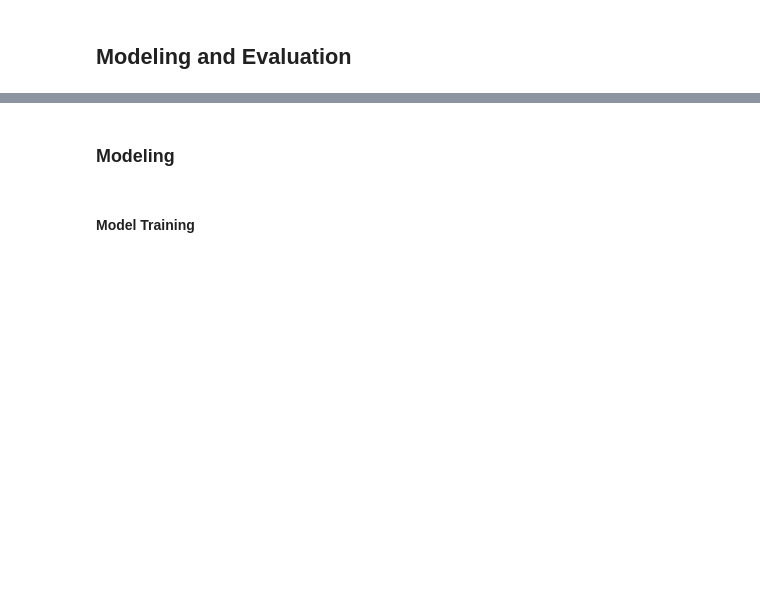
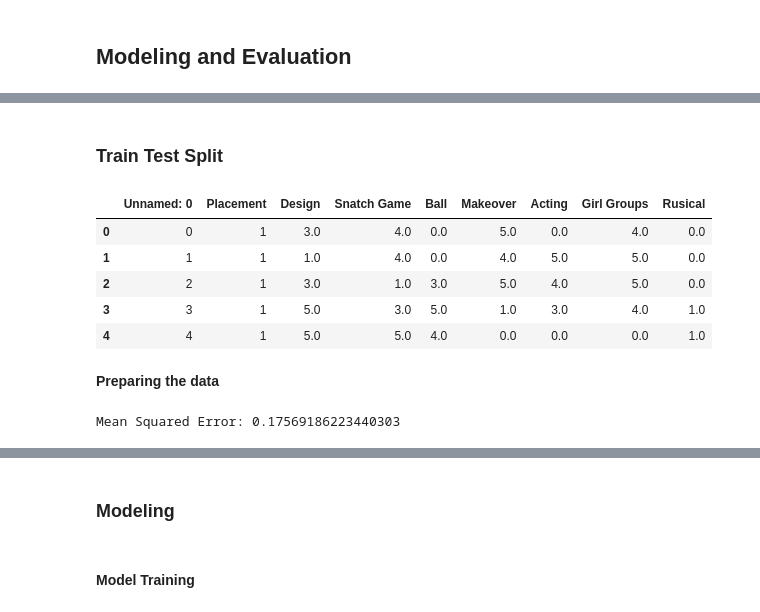
Before and after one commit to AGR-Yes/RuPauls-Drag-Race-Finalists, a Jupyter notebook: RPDR_Modeling.ipynb, the cells around one changed output, grey strips where cells are left out. Cells and saved outputs as stored; diff of their text form; code cells hidden in the pictures; blank space fills up the shorter version.

Commit message:
LogReg model complete

```diff
--- a/RPDR_Modeling.ipynb
+++ b/RPDR_Modeling.ipynb
@@ -55,0 +98,15 @@ The following ``csv` file was used for this project:
+# %% [markdown]
+### **Train Test Split**
+# %%
+winners = scoredf.loc[scoredf['Placement'] == 1].drop(['Queen', 'code','count'], axis = 1)
+
+winners.head()
+# %% [output]
+|  | Unnamed: 0 | Placement | Design | Snatch Game | Ball | Makeover | Acting | Girl Groups | Rusical |
+| 0 | 0 | 1 | 3.0 | 4.0 | 0.0 | 5.0 | 0.0 | 4.0 | 0.0 |
+| 1 | 1 | 1 | 1.0 | 4.0 | 0.0 | 4.0 | 5.0 | 5.0 | 0.0 |
+| 2 | 2 | 1 | 3.0 | 1.0 | 3.0 | 5.0 | 4.0 | 5.0 | 0.0 |
+| 3 | 3 | 1 | 5.0 | 3.0 | 5.0 | 1.0 | 3.0 | 4.0 | 1.0 |
+| 4 | 4 | 1 | 5.0 | 5.0 | 4.0 | 0.0 | 0.0 | 0.0 | 1.0 |
+# %% [markdown]
+**Preparing the data**
@@ -55,0 +125,18 @@ The following ``csv` file was used for this project:
+# %%
+# Split the data into training and testing sets
+X_train, X_test, y_train, y_test = train_test_split(X, y, test_size=0.2, random_state=42)
+
+# Instantiate a LinearRegression model
+model = LinearRegression()
+
+# Fit the model to the training data
+model.fit(X_train, y_train)
+
+# Make predictions on the testing data
+y_pred = model.predict(X_test)
+
+# Evaluate the model performance
+mse = mean_squared_error(y_test, y_pred)
+print(f"Mean Squared Error: {mse}")
+# %% [output]
+Mean Squared Error: 0.17569186223440303
```
Also changed, not shown: parts of 30 cells of this notebook.
